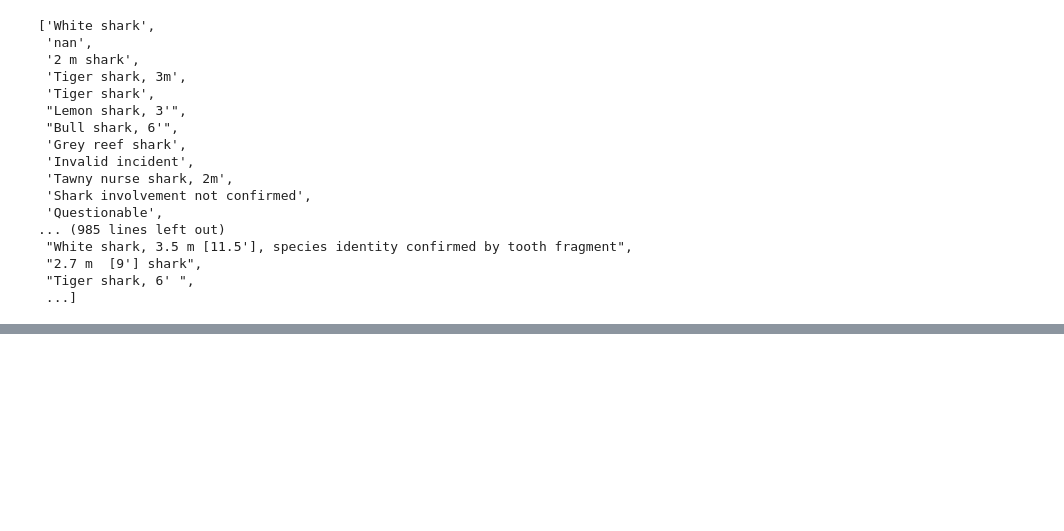
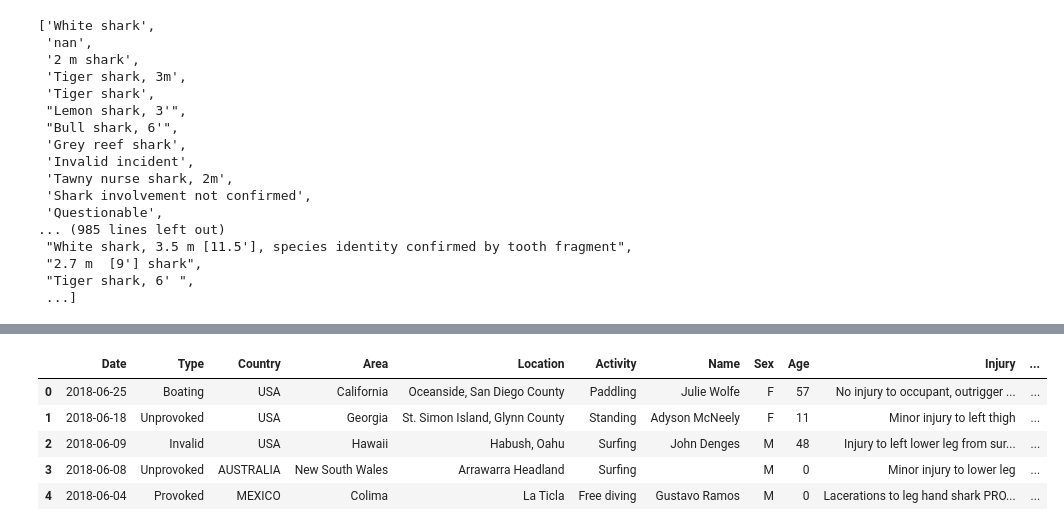
Before and after one commit to Os-f-dev/datamex_012021, a Jupyter notebook: module-1/pandas-project/odata-wrangling.ipynb, the cells around one changed output, grey strips where cells are left out. Cells and saved outputs as stored; diff of their text form; code cells hidden in the pictures; blank space fills up the shorter version.

```diff
--- a/module-1/pandas-project/odata-wrangling.ipynb
+++ b/module-1/pandas-project/odata-wrangling.ipynb
@@ -222,5 +215,5 @@ dr.head()
 # %%
-f= dr.copy()
+f= dn.copy()
 f1 = dr.copy()
 # En esta parte quitamos el pdf solo dejamo el nombre y en la source quitamos el com
 f['pdf'] = f['pdf'].replace('[^a-z,A-Z]', '', regex=True)
@@ -239,6 +232,7 @@ f.head()
 #En esta parte eliminamos aquellas filas que tenganas masd e 4 NaN ya que no nos proporciona informaciòn y solo eran 20 registos,
 # de diferencia con aquellosx que teenia mayot a 11 nans
 #f1[pd.isnull(f1).all(axis=1)]
+df = f.copy()
 df["Date"] = pd.to_datetime(df["Date"], errors='coerce',infer_datetime_format=True)
 
 null_rows = df.isnull().sum(axis=1)
@@ -346,3 +307,0 @@ sp
-# %%
-o["Species "] =(o["Species "].astype('str'))
-o['Species ' ].dtypes
@@ -360,0 +343,30 @@ u
+# %%
+
+sp = o["Species "].apply(lambda x: re.findall("\d.+m|\d+m|\d+'+|\d+" , x) )
+
+sp
+sp1 =[]
+for i in sp:
+    if not i :
+        i = "Unknown"
+        sp1.append(i)
+    else:
+        i = i[0]
+        sp1.append(i)
+
+sp1
+m["Size of Shark"] = sp1
+m
+m["Size of Shark"]=m["Size of Shark"].replace("  "," ")
+m["Size of Shark"].unique()
+r = m["Size of Shark"].apply(lambda x: re.findall("(\d+.m|\d+.|\d\s.m)" , x) )
+sp1 =[]
+for i in r:
+    if not i :
+        i = "Unknown"
+        sp1.append(i)
+    else:
+        i = i[0]
+        sp1.append(i)
+
+m["Size of Shark"] = sp1
@@ -360,0 +387,10 @@ u
+# %%
+m.drop(['Species '], axis = 1, inplace = True)
+m.head()
+# %% [output]
+|  | Date | Type | Country | Area | Location | Activity | Name | Sex | Age | Injury | ... |
+| 0 | 2018-06-25 | Boating | USA | California | Oceanside, San Diego County | Paddling | Julie Wolfe | F | 57 | No injury to occupant, outrigger ... | ... |
+| 1 | 2018-06-18 | Unprovoked | USA | Georgia | St. Simon Island, Glynn County | Standing | Adyson McNeely | F | 11 | Minor injury to left thigh | ... |
+| 2 | 2018-06-09 | Invalid | USA | Hawaii | Habush, Oahu | Surfing | John Denges | M | 48 | Injury to left lower leg from sur... | ... |
+| 3 | 2018-06-08 | Unprovoked | AUSTRALIA | New South Wales | Arrawarra Headland | Surfing |  | M | 0 | Minor injury to lower leg | ... |
+| 4 | 2018-06-04 | Provoked | MEXICO | Colima | La Ticla | Free diving | Gustavo Ramos | M | 0 | Lacerations to leg hand shark PRO... | ... |
```
Also changed, not shown: parts of 24 cells of this notebook, 2 other files.
